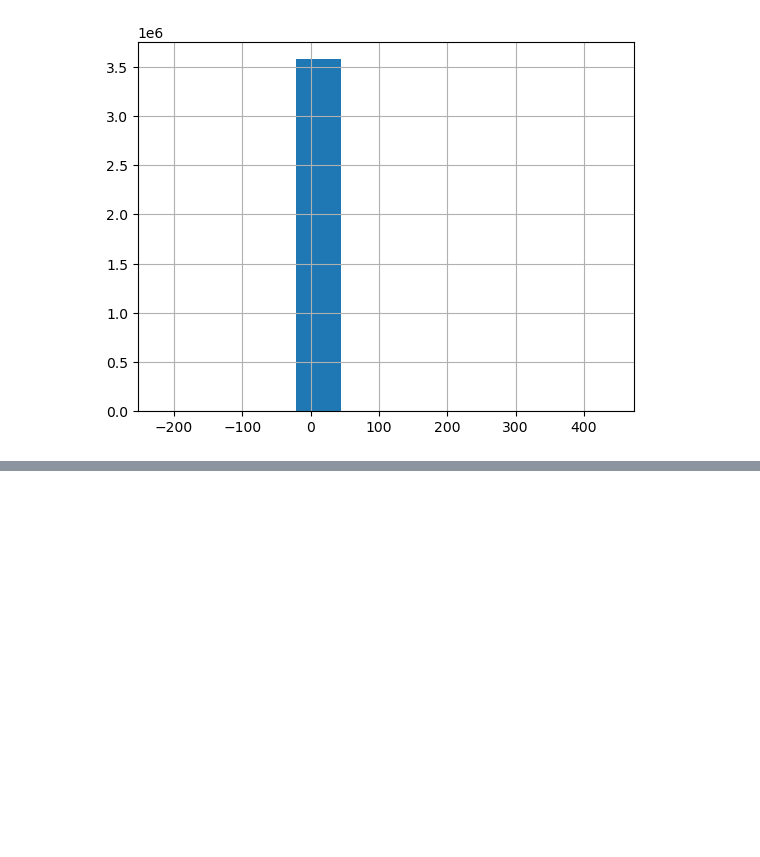
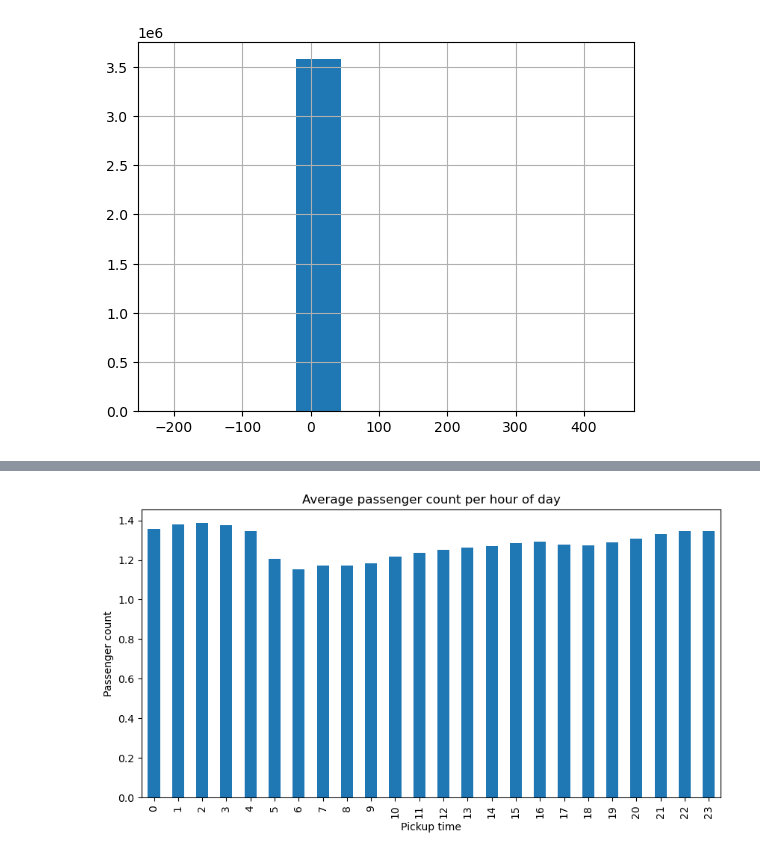
Before and after one commit to digiolu/DataEngineering, a Jupyter notebook: data exploration.ipynb, the cells around one changed output, grey strips where cells are left out. Drawn from its saved outputs; the diff is of its cells as text; code cells hidden in the pictures; blank space fills up the shorter version.

```diff
--- a/data exploration.ipynb
+++ b/data exploration.ipynb
@@ -183,0 +236,9 @@ df["tip_amount"].hist()
+# %%
+avg_psg = df.groupby("pickup_hour")["passenger_count"].mean()
+avg_psg.plot(kind="bar", figsize=(10,5))
+plt.xlabel("Pickup time")
+plt.ylabel("Passenger count")
+plt.title("Average passenger count per hour of day")
+plt.show()
+# %% [output]
+[figure, added]
```
Also changed, not shown: parts of 7 cells of this notebook.
